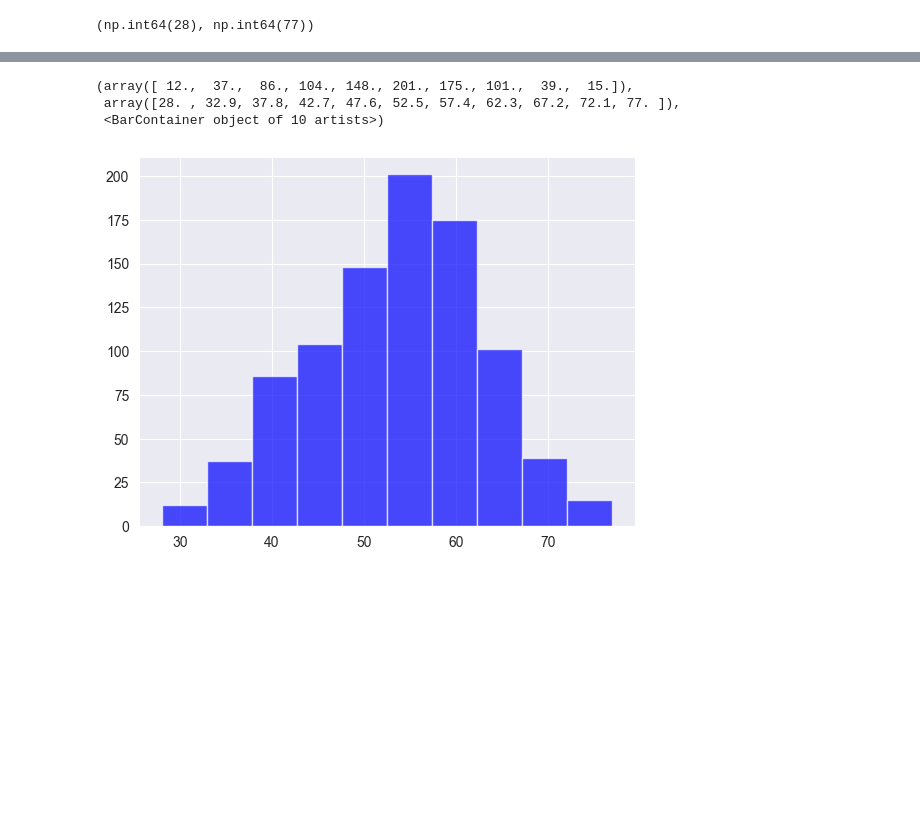
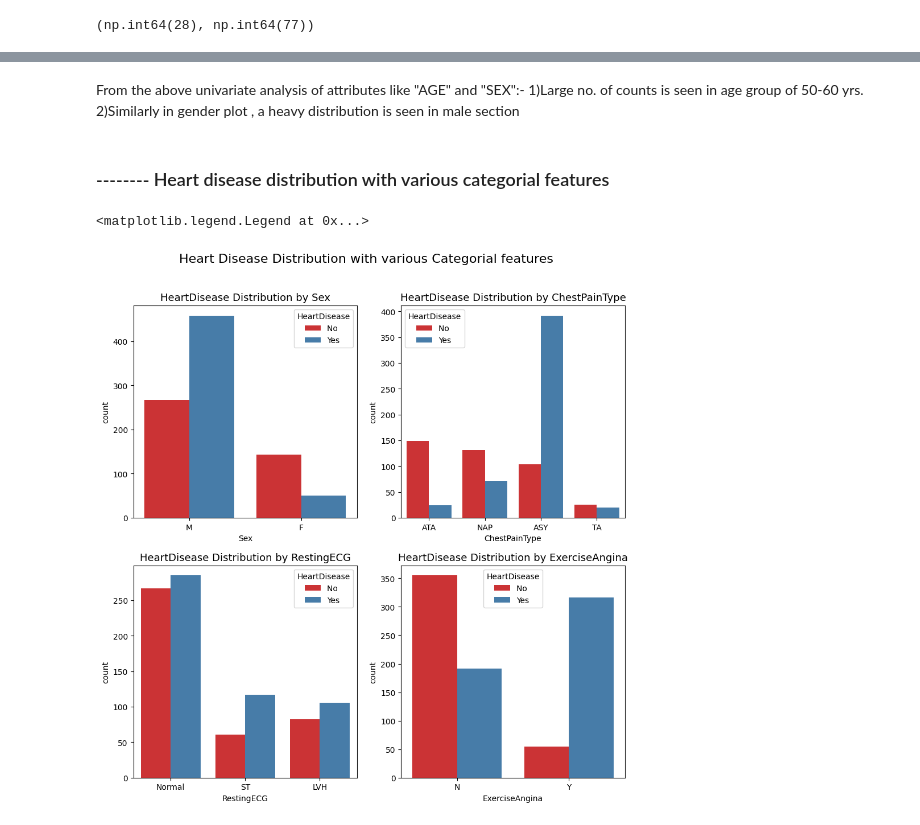
Before and after one commit to kartik23-2/EXploratorydataAnalysis, a Jupyter notebook: heart.ipynb, the cells around one changed output, grey strips where cells are left out. Saved outputs shown, nothing was run; the diff lists cells and outputs as text; code cells hidden in the pictures; blank space fills up the shorter version.

Commit message:
various distributions and visual representation

```diff
--- a/heart.ipynb
+++ b/heart.ipynb
@@ -50,11 +53,11 @@ From the info part :-
 -Numeric columns found: Age, RestingBP, Cholesterol, FastingBS, MaxHR, Oldpeak, HeartDisease.
 -Non-numeric columns: Sex, ChestPainType, RestingECG, ExerciseAngina, ST_Slope.
 # %%
-df['Sex'] = df['Sex'].replace({'M': 1, 'F': 0})
-df['ChestPainType'] = df['ChestPainType'].replace({'ASY': 0 , 'ATA': 1, 'NAP': 2,'TA':3 })
-df['RestingECG'] = df['RestingECG'].replace({'LVH': 0 , 'Normal': 1, 'ST': 2})
-df['ExerciseAngina'] = df['ExerciseAngina'].replace({'Y': 1 , 'N': 0})
-df['ST_Slope'] = df['ST_Slope'].replace({'Down': 0 , 'Up': 1, 'Flat': 2})
+# df['Sex'] = df['Sex'].replace({'M': 1, 'F': 0})
+# df['ChestPainType'] = df['ChestPainType'].replace({'ASY': 0 , 'ATA': 1, 'NAP': 2,'TA':3 })
+# df['RestingECG'] = df['RestingECG'].replace({'LVH': 0 , 'Normal': 1, 'ST': 2})
+# df['ExerciseAngina'] = df['ExerciseAngina'].replace({'Y': 1 , 'N': 0})
+# df['ST_Slope'] = df['ST_Slope'].replace({'Down': 0 , 'Up': 1, 'Flat': 2})
 # %%
 df.head()
 # %% [output]
@@ -179,7 +237,34 @@ df['Age'].min(), df['Age'].max()
+# %% [markdown]
+From the above univariate analysis of attributes like "AGE" and "SEX":-
+1)Large no. of counts is seen in age group of 50-60 yrs.
+2)Similarly in gender plot , a heavy distribution is seen in male section
+# %% [markdown]
+### -------- Heart disease distribution with various categorial features
 # %%
-plt.hist(df.Age, bins=10, color='blue', alpha=0.7)
+fig,axes = plt.subplots(2,2, figsize=(10,10))
+plt.suptitle('Heart Disease Distribution with various Categorial features', fontsize=16)
+
+   # to create 2x2 subplots
+#using axes for plotting
+axes[0,0].set_title(f"HeartDisease Distribution by Sex", fontsize=13)
+sns.countplot(data=df, x='Sex', hue="HeartDisease", palette="Set1", ax=axes[0,0])
+axes[0,0].legend(title="HeartDisease", labels=["No ", "Yes "])
+
+plt.tight_layout(pad=2.5)
+
+axes[0,1].set_title(f"HeartDisease Distribution by ChestPainType", fontsize=13)
+sns.countplot(data=df, x='ChestPainType', hue="HeartDisease", palette="Set1", ax=axes[0,1])
+axes[0,1].legend(title="HeartDisease", labels=["No ", "Yes "])
+
+
+axes[1,0].set_title(f"HeartDisease Distribution by RestingECG", fontsize=13)
+sns.countplot(data=df, x='RestingECG', hue="HeartDisease", palette="Set1", ax=axes[1,0])
+axes[1,0].legend(title="HeartDisease", labels=["No ", "Yes "])
+
+
+axes[1,1].set_title(f"HeartDisease Distribution by ExerciseAngina", fontsize=13)
+sns.countplot(data=df, x='ExerciseAngina', hue="HeartDisease", palette="Set1", ax=axes[1,1])
+axes[1,1].legend(title="HeartDisease", labels=["No ", "Yes "])
 # %% [output]
-(array([ 12.,  37.,  86., 104., 148., 201., 175., 101.,  39.,  15.]),
- array([28. , 32.9, 37.8, 42.7, 47.6, 52.5, 57.4, 62.3, 67.2, 72.1, 77. ]),
- <BarContainer object of 10 artists>)
+<matplotlib.legend.Legend at 0x...>
-[figure, old version]
+[figure, new version]
```
Also changed, not shown: parts of 15 cells of this notebook.
